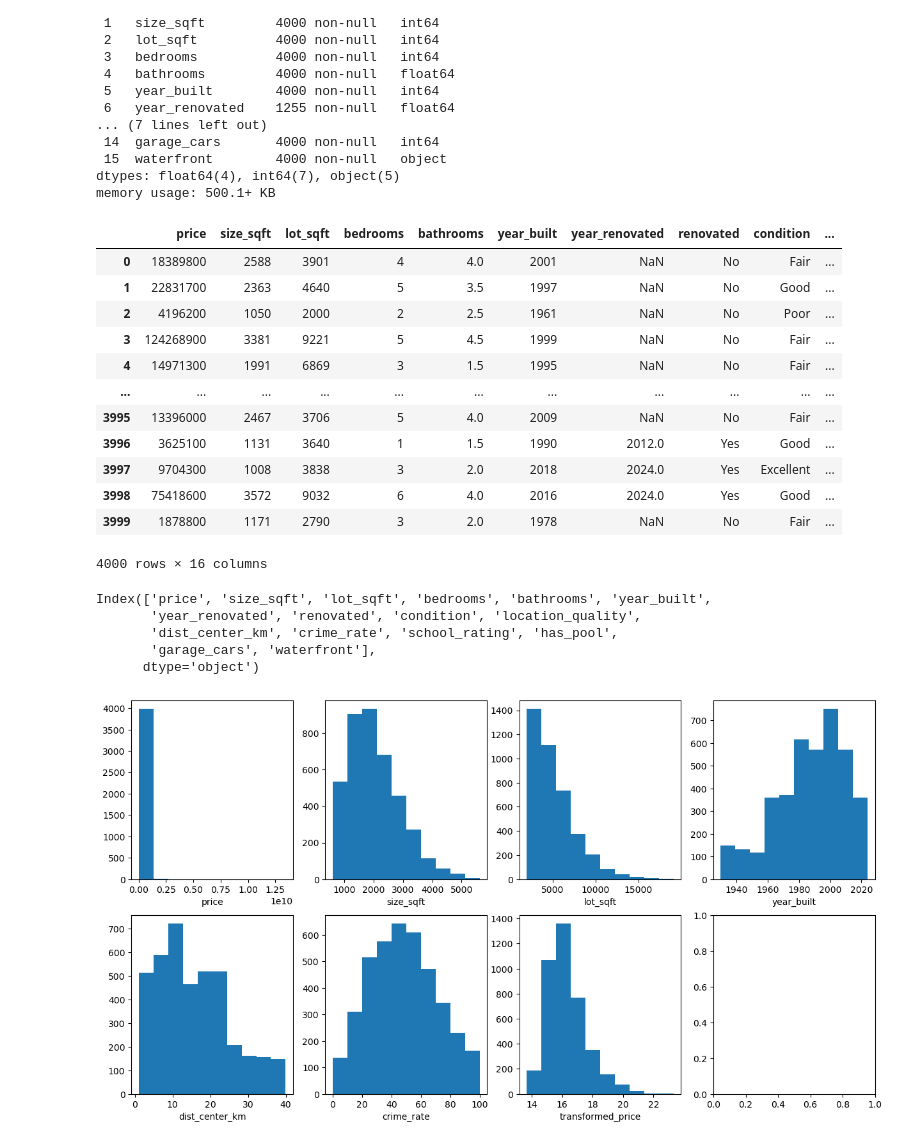
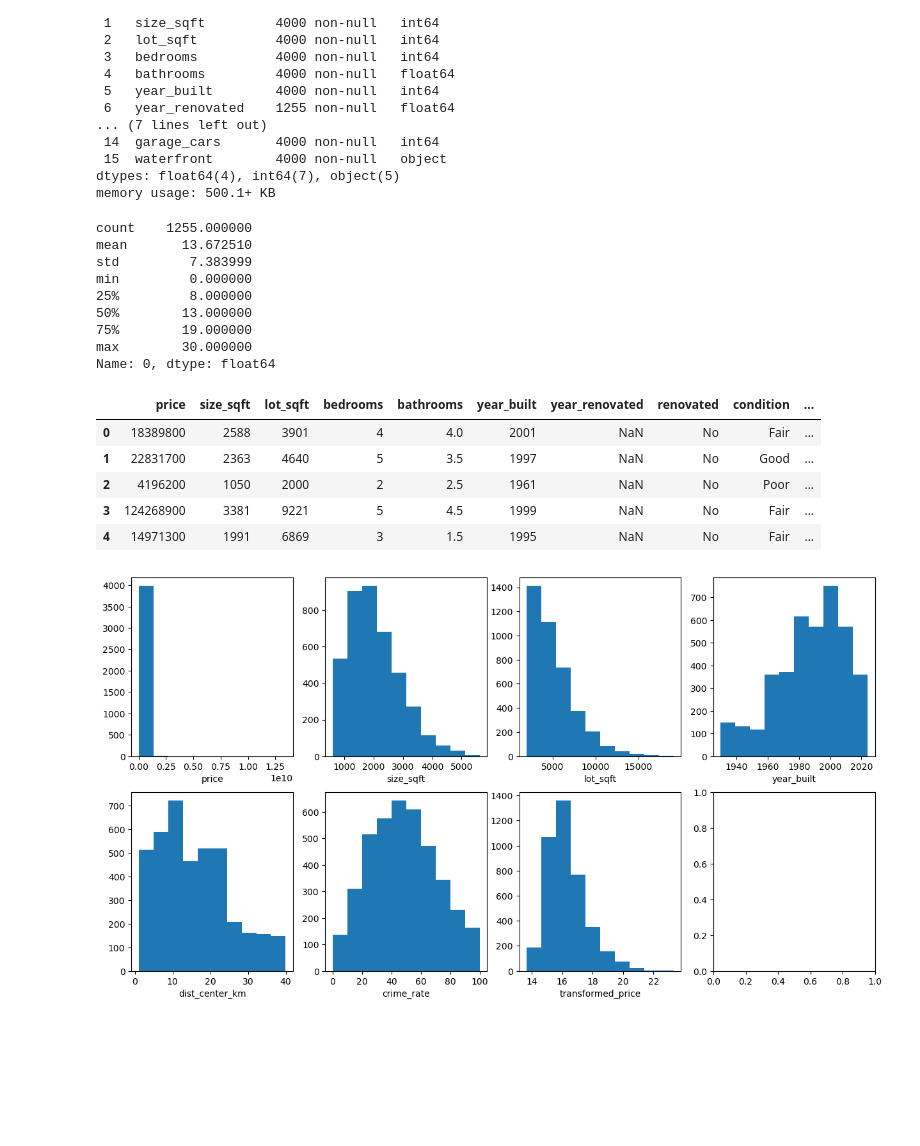
Before and after one commit to TheDataBlog/house-price-prediction, a Jupyter notebook: main.ipynb, the cells around one changed output. Cells and saved outputs as stored; diff of their text form; code cells hidden in the pictures; blank space fills up the shorter version.

```diff
--- a/main.ipynb
+++ b/main.ipynb
@@ -5,5 +4,7 @@ import sklearn.linear_model as lm
 import matplotlib.pyplot as plt
 import seaborn as sns
 from pandas.api.types import CategoricalDtype
+# %%
+pd.set_option('display.max_columns', None)
 # %%
 df = pd.read_csv('RegressionProject_HousePrices_n4000_seed5316.csv')
@@ -39,27 +30,24 @@ Data columns (total 16 columns):
  15  waterfront        4000 non-null   object
 dtypes: float64(4), int64(7), object(5)
 memory usage: 500.1+ KB
+# %%
+pd.DataFrame(df['year_renovated'] - df['year_built'])[0].describe()
+# %% [output]
+count    1255.000000
+mean       13.672510
+std         7.383999
+min         0.000000
+25%         8.000000
+50%        13.000000
+75%        19.000000
+max        30.000000
+Name: 0, dtype: float64
 # %%
-df
+df.head()
 # %% [output]
 |  | price | size_sqft | lot_sqft | bedrooms | bathrooms | year_built | year_renovated | renovated | condition | ... |
 | 0 | 18389800 | 2588 | 3901 | 4 | 4.0 | 2001 | NaN | No | Fair | ... |
 | 1 | 22831700 | 2363 | 4640 | 5 | 3.5 | 1997 | NaN | No | Good | ... |
 | 2 | 4196200 | 1050 | 2000 | 2 | 2.5 | 1961 | NaN | No | Poor | ... |
 | 3 | 124268900 | 3381 | 9221 | 5 | 4.5 | 1999 | NaN | No | Fair | ... |
 | 4 | 14971300 | 1991 | 6869 | 3 | 1.5 | 1995 | NaN | No | Fair | ... |
-| ... | ... | ... | ... | ... | ... | ... | ... | ... | ... | ... |
-| 3995 | 13396000 | 2467 | 3706 | 5 | 4.0 | 2009 | NaN | No | Fair | ... |
-| 3996 | 3625100 | 1131 | 3640 | 1 | 1.5 | 1990 | 2012.0 | Yes | Good | ... |
-| 3997 | 9704300 | 1008 | 3838 | 3 | 2.0 | 2018 | 2024.0 | Yes | Excellent | ... |
-| 3998 | 75418600 | 3572 | 9032 | 6 | 4.0 | 2016 | 2024.0 | Yes | Good | ... |
-| 3999 | 1878800 | 1171 | 2790 | 3 | 2.0 | 1978 | NaN | No | Fair | ... |
-4000 rows × 16 columns
-# %%
-df.columns
-# %% [output]
-Index(['price', 'size_sqft', 'lot_sqft', 'bedrooms', 'bathrooms', 'year_built',
-       'year_renovated', 'renovated', 'condition', 'location_quality',
-       'dist_center_km', 'crime_rate', 'school_rating', 'has_pool',
-       'garage_cars', 'waterfront'],
-      dtype='object')
```
Also changed, not shown: parts of 23 cells of this notebook.
